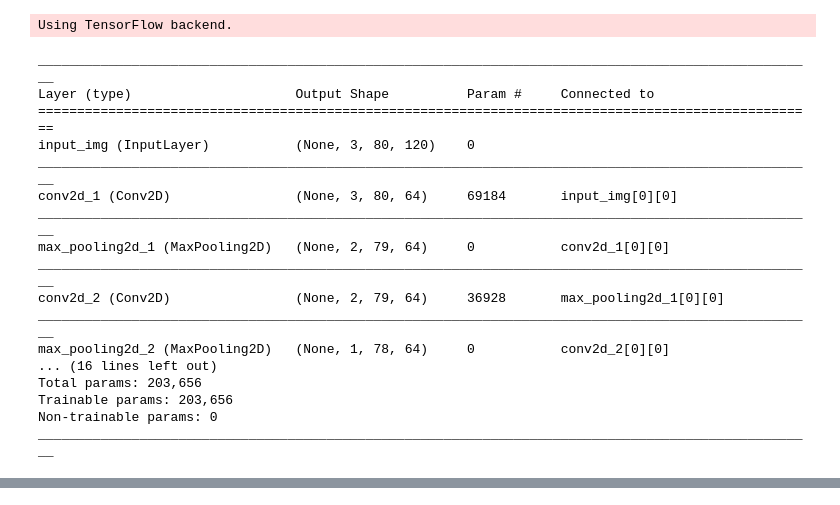
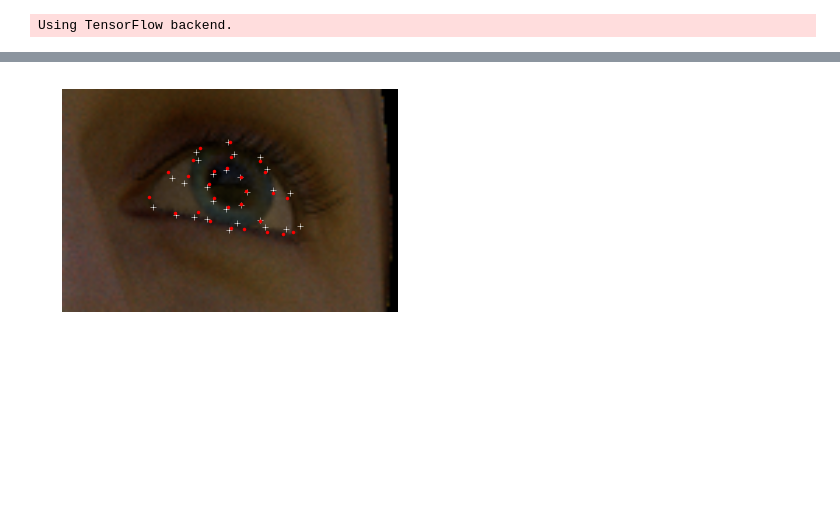
Before and after one commit to danakianfar/landmark_detection, a Jupyter notebook: evaluation.ipynb, the cells around one changed output, grey strips where cells are left out. Saved outputs shown, nothing was run; the diff lists cells and outputs as text; code cells hidden in the pictures; blank space fills up the shorter version.

```diff
--- a/evaluation.ipynb
+++ b/evaluation.ipynb
@@ -23,7 +38,16 @@ def p_norm_loss(y_true, y_pred):
 # %%
-landmark_dim = 2
 # Load data
 with open('all_data.pkl', 'rb') as f:
     images_train, images_test, ldmks_2d_train, ldmks_2d_test, ldmks_3d_train, ldmks_3d_test, head_pose_train, head_pose_test, look_vec_train, look_vec_test = pickle.load(f)
 
+# Params
 num_samples = images_test.shape[0]
+
+# Feed-forward params
+test_inputs = {'input_img': images_test, 'head_pose': head_pose_test}
+custom_objects={'p_norm_loss': p_norm_loss, 'landmark_accuracy' : landmark_accuracy, 'landmark_loss': landmark_loss}
+
+# Reshape for original dimensions for plotting
+ldmks_2d_test = np.reshape(ldmks_2d_test, (num_samples, 28, 2))
+ldmks_3d_test = np.reshape(ldmks_3d_test, (num_samples, 28, 3))
+head_pose_test_raw = np.reshape(head_pose_test, (num_samples, 3,3))
@@ -41,41 +54,8 @@ model_3d = load_model('models/landmark_cnn_3d.h5', custom_objects={'p_norm_loss'
-# %%
-model2.summary()
-# %% [output]
-____________________________________________________________________________________________________
-Layer (type)                     Output Shape          Param #     Connected to
-====================================================================================================
-input_img (InputLayer)           (None, 3, 80, 120)    0
-____________________________________________________________________________________________________
-conv2d_1 (Conv2D)                (None, 3, 80, 64)     69184       input_img[0][0]
-____________________________________________________________________________________________________
-max_pooling2d_1 (MaxPooling2D)   (None, 2, 79, 64)     0           conv2d_1[0][0]
-____________________________________________________________________________________________________
-conv2d_2 (Conv2D)                (None, 2, 79, 64)     36928       max_pooling2d_1[0][0]
-____________________________________________________________________________________________________
-max_pooling2d_2 (MaxPooling2D)   (None, 1, 78, 64)     0           conv2d_2[0][0]
-... (16 lines left out)
-Total params: 203,656
-Trainable params: 203,656
-Non-trainable params: 0
-____________________________________________________________________________________________________
-# %%
-ldmks_2d_test = np.reshape(ldmks_2d_test, (num_samples, 28,landmark_dim))
-ldmks_3d_test = np.reshape(ldmks_3d_test, (num_samples, 28,3))
-head_pose_test_raw = np.reshape(head_pose_test, (num_samples, 3,3))
-
-pred_landmarks = model.predict({'input_img': images_test, 'head_pose': head_pose_test})
-pred_landmarks = np.reshape(pred_landmarks, (num_samples, 28,landmark_dim))
-
-pred_landmarks_2 = model2.predict({'input_img': images_test, 'head_pose': head_pose_test})
-pred_landmarks_2 = np.reshape(pred_landmarks_2, (num_samples, 28,landmark_dim))
-
-pred_landmarks_3 = model3.predict({'input_img': images_test, 'head_pose': head_pose_test})
-pred_landmarks_3 = np.reshape(pred_landmarks_3, (num_samples, 28,landmark_dim))
-
-pred_landmarks_3D = model_3d.predict({'input_img': images_test, 'head_pose': head_pose_test})
-pred_landmarks_3D = np.reshape(pred_landmarks_3D, (num_samples, 28, 3))
+# %%
+model, preds = load_model_and_predict(
+    'models/HeadTrue-TowerTrue-2D-mean_absolute_error-non_spatial-[1.3430979573836597, 0.91167892365796976].h5',
+    test_inputs, custom_objects, num_samples, output_dims=2)
 # %%
 i = np.random.choice(num_samples)
-plot_2d_landmarks(images_test[i,:,:,:], ldmks_2d_test[i,:,:], pred_landmarks_2[i,:,:])
-plot_2d_landmarks(images_test[i,:,:,:], ldmks_2d_test[i,:,:], pred_landmarks_3[i,:,:])
+plot_2d_landmarks(images_test[i,:,:,:], ldmks_2d_test[i,:,:], preds[i,:,:])
 # %% [output]
@@ -86,3 +62,4 @@ plot_2d_landmarks(images_test[i,:,:,:], ldmks_2d_test[i,:,:], pred_landmarks_3[i
+[figure, added]
 # %%
 def plot_2d_landmarks(img, true, pred):
     fig, ax = plt.subplots(nrows=1, ncols=1)
```
Also changed, not shown: parts of 10 cells of this notebook, 1 other file.
